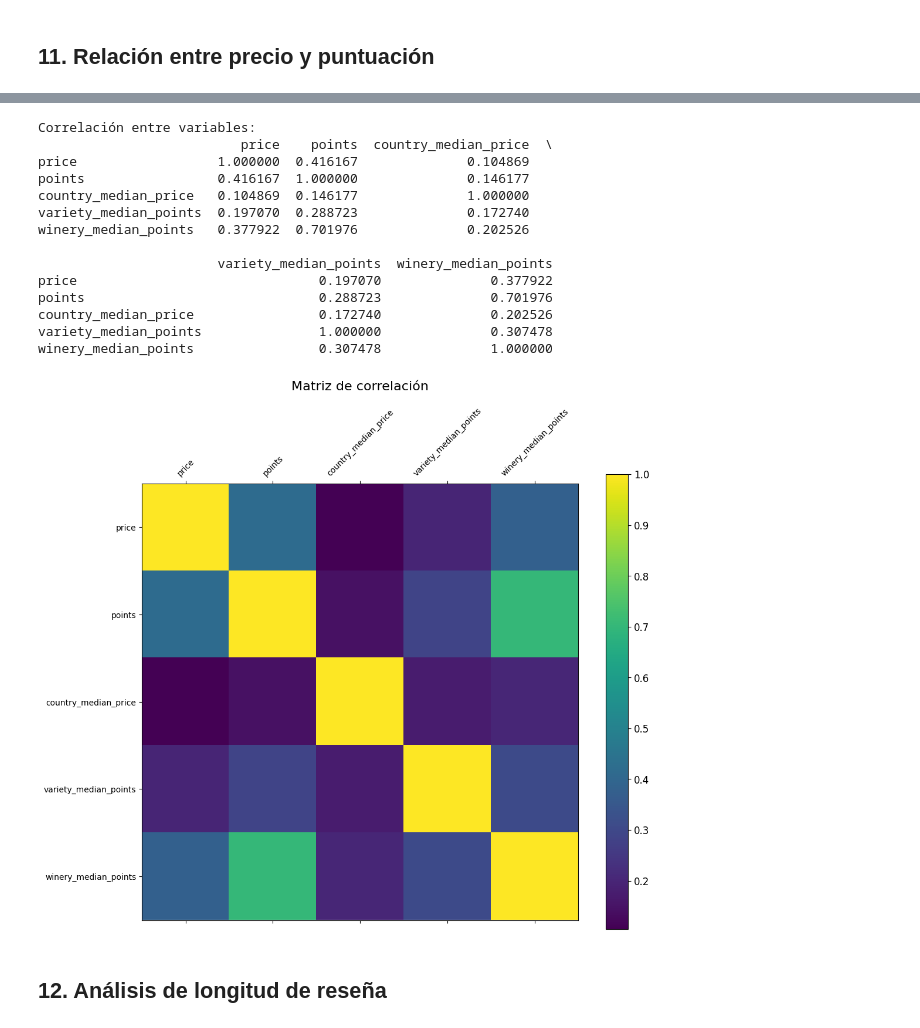
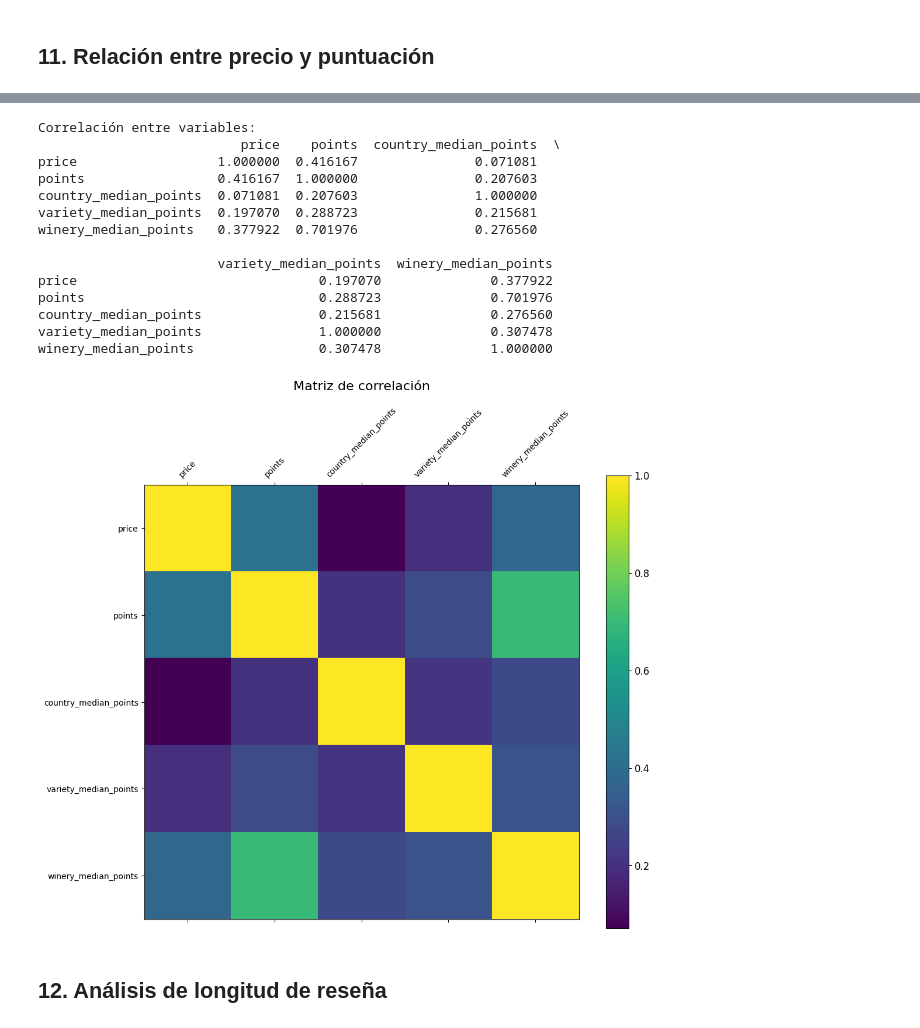
Before and after one commit to Dianathecoder/Wine-Tasting_Dataset, a Jupyter notebook: analisis.ipynb, the cells around one changed output, grey strips where cells are left out. Cells and saved outputs as stored; diff of their text form; code cells hidden in the pictures.

```diff
--- a/analisis.ipynb
+++ b/analisis.ipynb
@@ -448,8 +448,8 @@ df_filtrado["price_per_point"] = df_filtrado["price"] / df_filtrado["points"]
 # No lo ponemos en la correlación porque era igual que el price
 
 # Precio mediano por país
-precio_mediano_pais = df_filtrado.groupby("country")["price"].median()
-df_filtrado["country_median_price"] = df_filtrado["country"].map(precio_mediano_pais)
+precio_mediano_pais = df_filtrado.groupby("country")["points"].median()
+df_filtrado["country_median_points"] = df_filtrado["country"].map(precio_mediano_pais)
 
 # Puntuacion promedio por variedad de vino
 puntos_promedio_variety = df_filtrado.groupby("variety")["points"].median()
@@ -463,7 +463,7 @@ corr_extendida = df_filtrado[
     [
         "price",
         "points",
-        "country_median_price",
+        "country_median_points",
         "variety_median_points",
         "winery_median_points"
     ]
@@ -507,28 +507,28 @@ See the caveats in the documentation: https://pandas.pydata.org/pandas-docs/stab
 A value is trying to be set on a copy of a slice from a DataFrame.
 Try using .loc[row_indexer,col_indexer] = value instead
 
 See the caveats in the documentation: https://pandas.pydata.org/pandas-docs/stable/user_guide/indexing.html#returning-a-view-versus-a-copy
   df_filtrado["variety_median_points"] = df_filtrado["variety"].map(puntos_promedio_variety)
 A value is trying to be set on a copy of a slice from a DataFrame.
 Try using .loc[row_indexer,col_indexer] = value instead
 
 See the caveats in the documentation: https://pandas.pydata.org/pandas-docs/stable/user_guide/indexing.html#returning-a-view-versus-a-copy
   df_filtrado["winery_median_points"] = df_filtrado["winery"].map(puntos_promedio_bodega)
 Correlación entre variables:
-                          price    points  country_median_price  \
-price                  1.000000  0.416167              0.104869
-points                 0.416167  1.000000              0.146177
-country_median_price   0.104869  0.146177              1.000000
-variety_median_points  0.197070  0.288723              0.172740
-winery_median_points   0.377922  0.701976              0.202526
+                          price    points  country_median_points  \
+price                  1.000000  0.416167               0.071081
+points                 0.416167  1.000000               0.207603
+country_median_points  0.071081  0.207603               1.000000
+variety_median_points  0.197070  0.288723               0.215681
+winery_median_points   0.377922  0.701976               0.276560
 
                        variety_median_points  winery_median_points
 price                               0.197070              0.377922
 points                              0.288723              0.701976
-country_median_price                0.172740              0.202526
+country_median_points               0.215681              0.276560
 variety_median_points               1.000000              0.307478
 winery_median_points                0.307478              1.000000
-[figure, old version]
+[figure, new version]
 # %% [markdown]
 ## 12. Análisis de longitud de reseña
 # %%
```
Also changed, not shown: parts of 1 cell of this notebook.
